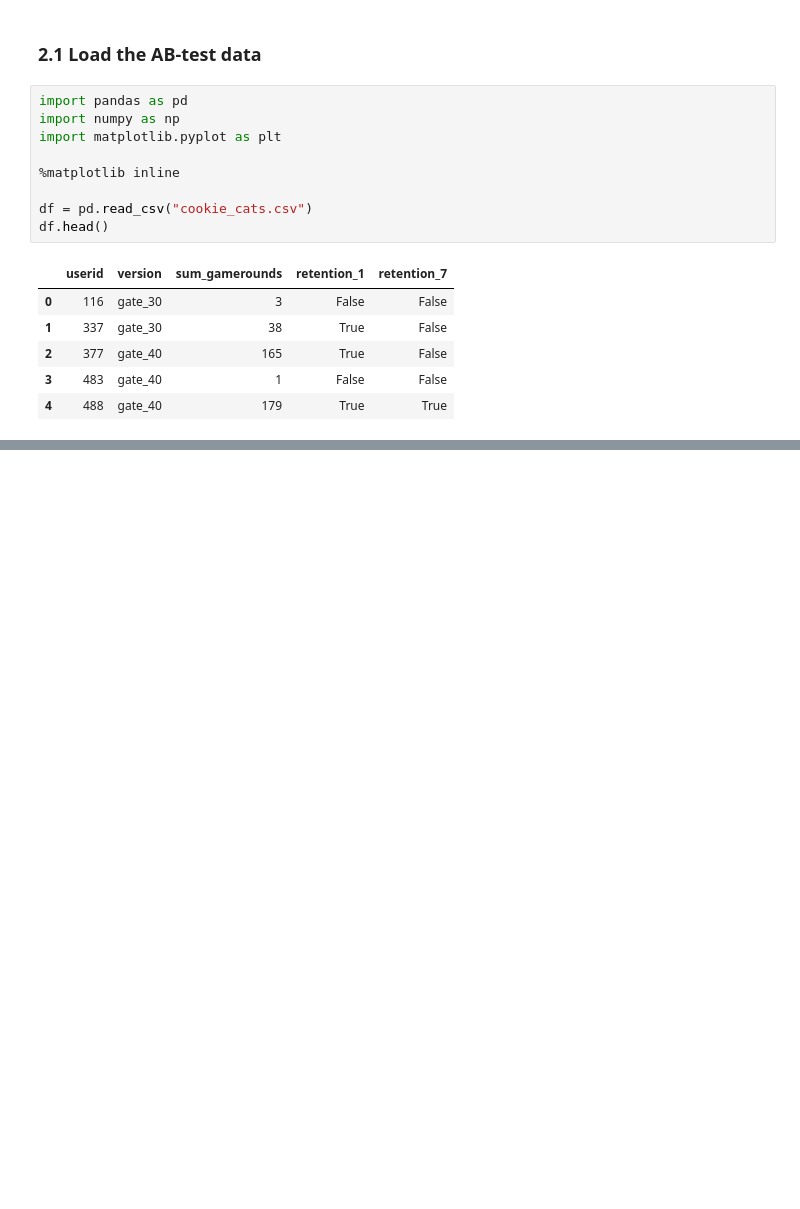
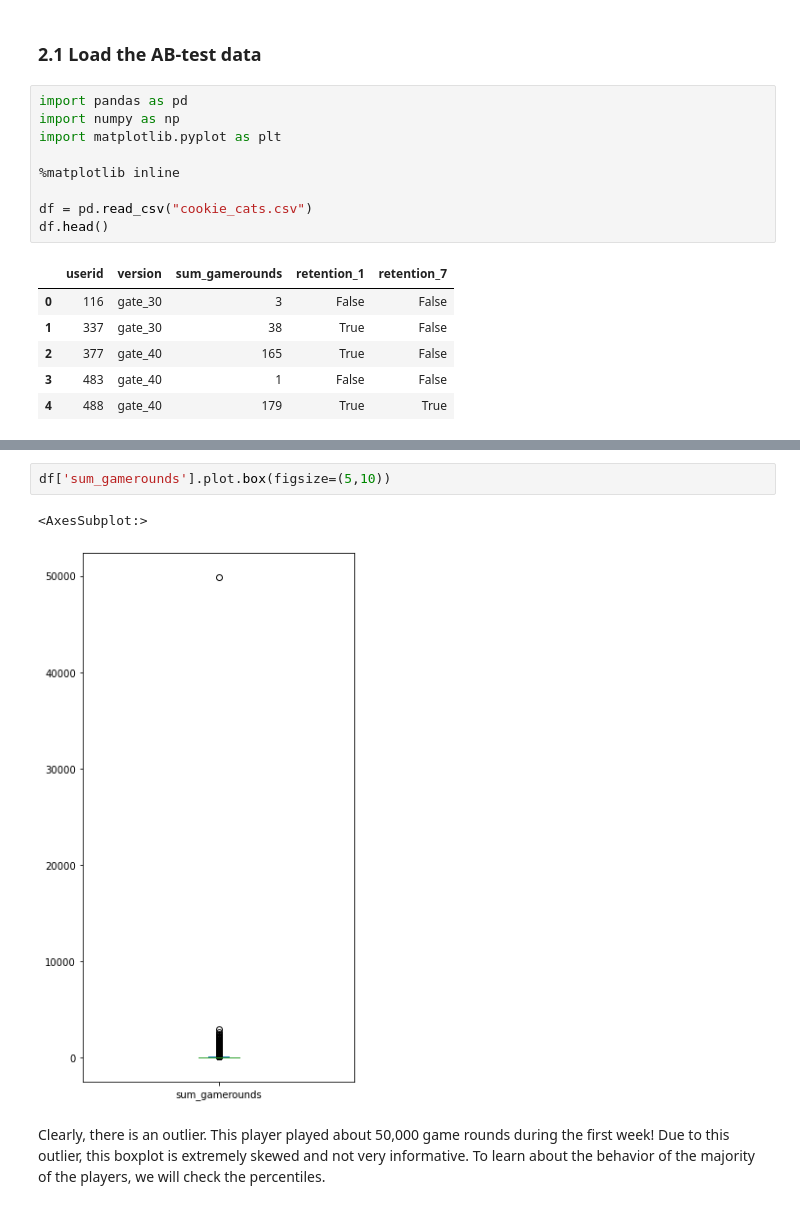
Before and after one commit to kaceejian/Cookie_Cats_Mobile_Game_Case_Analysis, a Jupyter notebook: Mobile_Game_Analysis_Main.ipynb, the cells around one changed output, grey strips where cells are left out. Cells and saved outputs as stored; diff of their text form; blank space fills up the shorter version.

```diff
--- a/Mobile_Game_Analysis_Main.ipynb
+++ b/Mobile_Game_Analysis_Main.ipynb
@@ -38,0 +82,7 @@ df.head()
+# %%
+df['sum_gamerounds'].plot.box(figsize=(5,10))
+# %% [output]
+<AxesSubplot:>
+[figure, added]
+# %% [markdown]
+Clearly, there is an outlier. This player played about 50,000 game rounds during the first week! Due to this outlier, this boxplot is extremely skewed and not very informative. To learn about the behavior of the majority of the players, we will check the percentiles.
```
Also changed, not shown: parts of 20 cells of this notebook.
